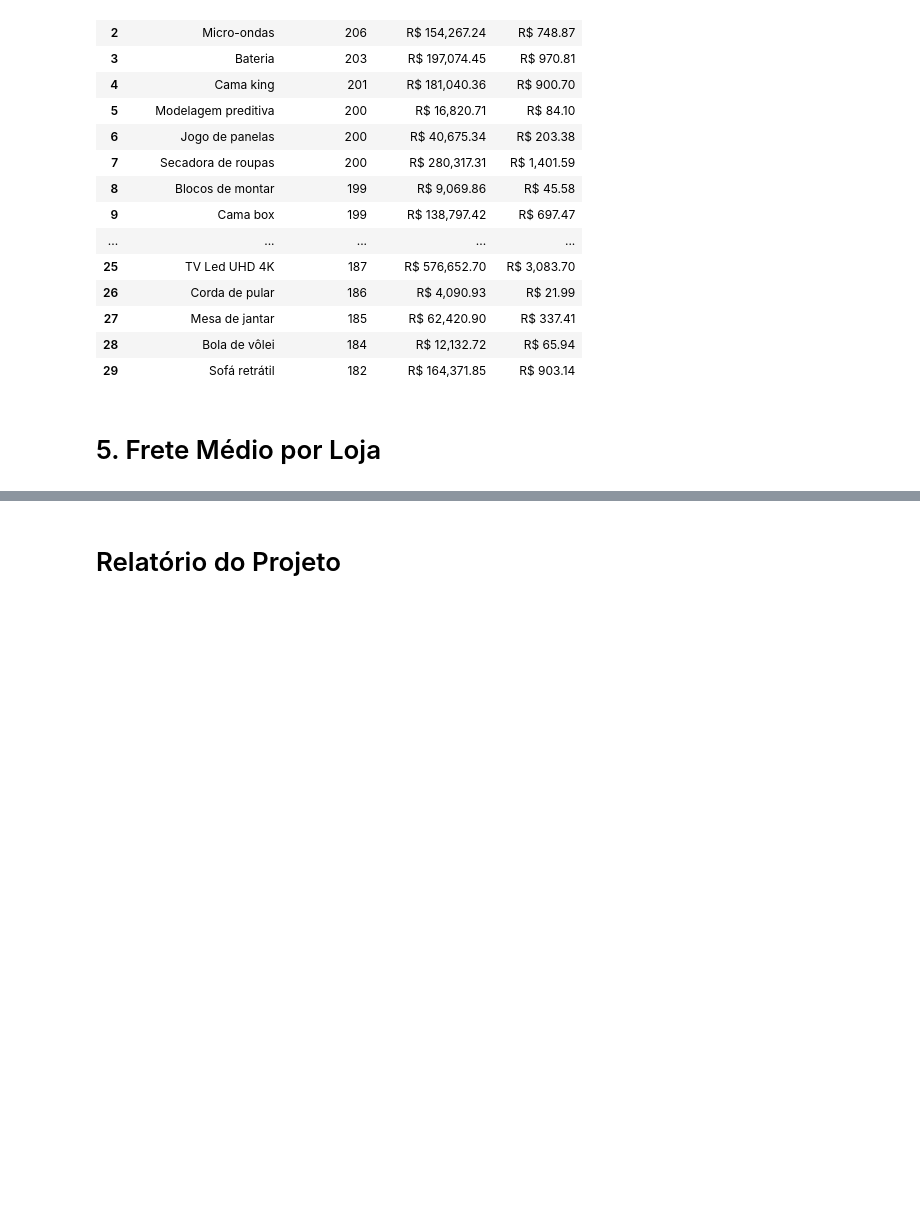
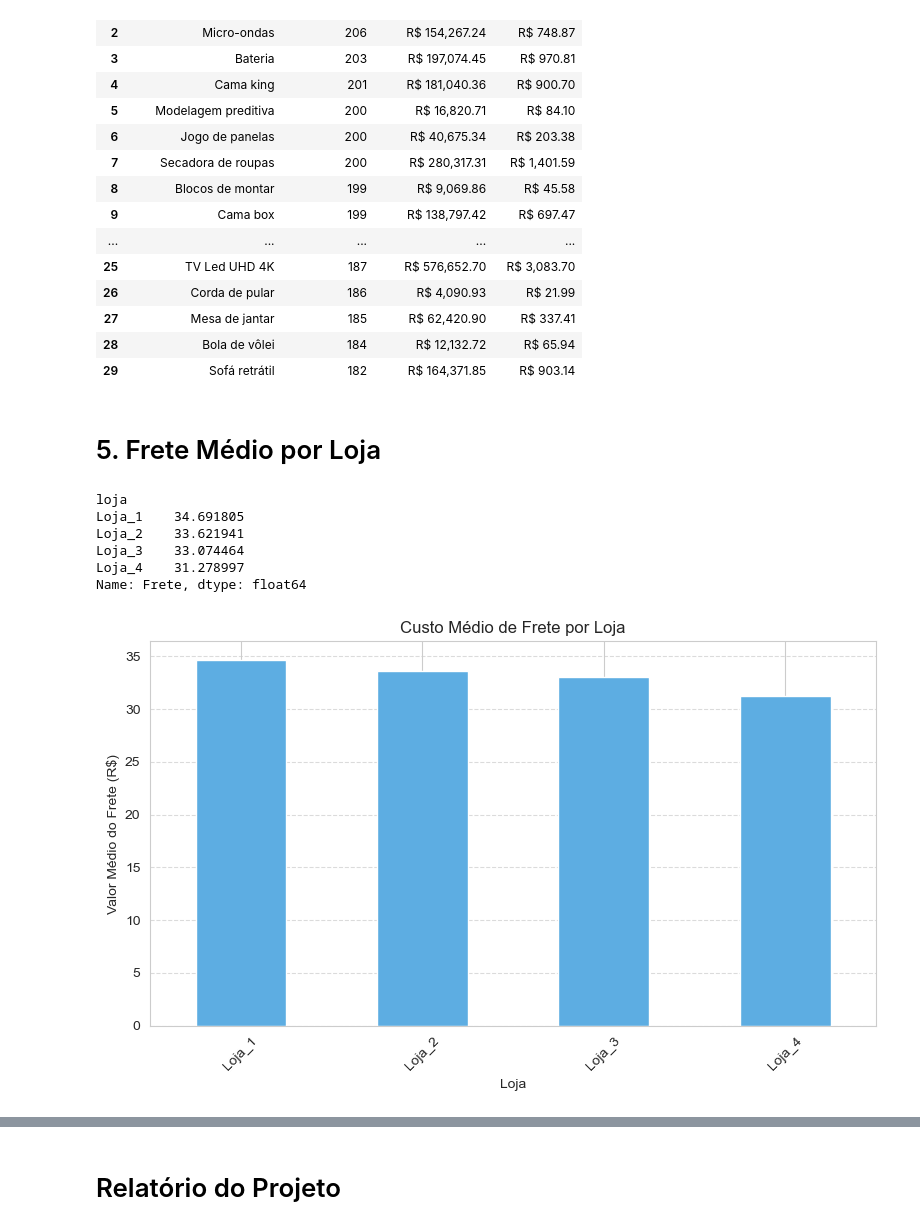
Before and after one commit to moises-rb/DataScienceONE, a Jupyter notebook: Challenge_AluraStoreBr.ipynb, the cells around one changed output, grey strips where cells are left out. Drawn from its saved outputs; the diff is of its cells as text; code cells hidden in the pictures; blank space fills up the shorter version.

Commit message:
Análise de valor de frete e consolidação de dados do dataframe em CSV

```diff
--- a/Challenge_AluraStoreBr.ipynb
+++ b/Challenge_AluraStoreBr.ipynb
@@ -711,3 +711,30 @@ tabela_top10.reset_index()
 | 29 | Sofá retrátil | 182 | R$ 164,371.85 | R$ 903.14 |
 # %% [markdown]
 # 5. Frete Médio por Loja
+# %%
+# Calcular o custo médio de frete por loja
+frete_medio_por_loja = df_geral.groupby('loja')['Frete'].mean().sort_values(ascending=False)
+
+# Exibir a tabela com os resultados
+frete_medio_por_loja
+# %% [output]
+loja
+Loja_1    34.691805
+Loja_2    33.621941
+Loja_3    33.074464
+Loja_4    31.278997
+Name: Frete, dtype: float64
+# %%
+# Plotando o gráfico
+plt.figure(figsize=(8, 5))
+frete_medio_por_loja.plot(kind='bar', color='#5DADE2')
+
+plt.title('Custo Médio de Frete por Loja')
+plt.ylabel('Valor Médio do Frete (R$)')
+plt.xlabel('Loja')
+plt.xticks(rotation=45)
+plt.tight_layout()
+plt.grid(axis='y', linestyle='--', alpha=0.7)
+plt.show()
+# %% [output]
+[figure, added]
```
Also changed, not shown: parts of 7 cells of this notebook, 1 other file.
